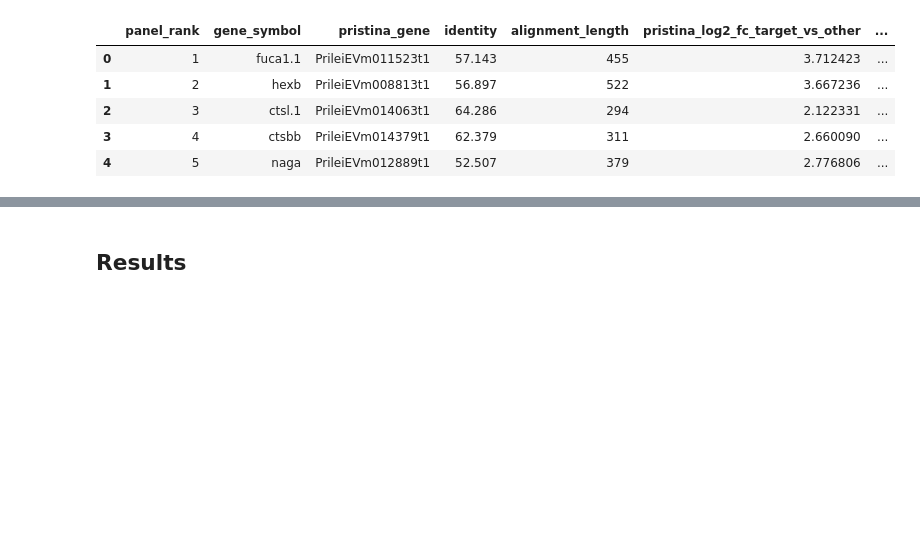
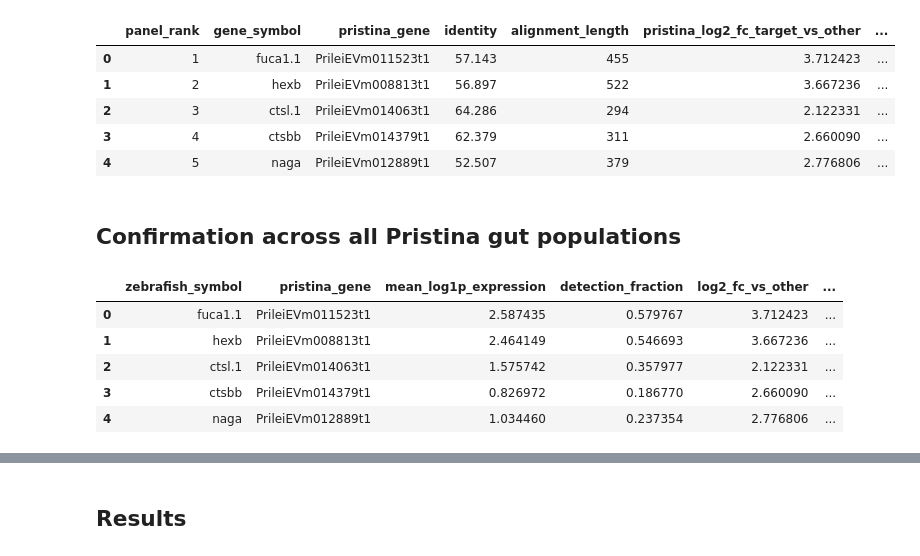
Before and after one commit to belladai36/samap-gut-comparison, a Jupyter notebook: notebooks/04_lre_validation_panel.ipynb, the cells around one changed output, grey strips where cells are left out. Saved outputs shown, nothing was run; the diff lists cells and outputs as text; code cells hidden in the pictures; blank space fills up the shorter version.

```diff
--- a/notebooks/04_lre_validation_panel.ipynb
+++ b/notebooks/04_lre_validation_panel.ipynb
@@ -52,3 +52,15 @@ panel[[
 | 2 | 3 | ctsl.1 | PrileiEVm014063t1 | 64.286 | 294 | 2.122331 | ... |
 | 3 | 4 | ctsbb | PrileiEVm014379t1 | 62.379 | 311 | 2.660090 | ... |
 | 4 | 5 | naga | PrileiEVm012889t1 | 52.507 | 379 | 2.776806 | ... |
+# %% [markdown]
+## Confirmation across all Pristina gut populations
+# %%
+target = pd.read_csv(PUBLIC / "lre_panel_target_summary.csv")
+target
+# %% [output]
+|  | zebrafish_symbol | pristina_gene | mean_log1p_expression | detection_fraction | log2_fc_vs_other | ... |
+| 0 | fuca1.1 | PrileiEVm011523t1 | 2.587435 | 0.579767 | 3.712423 | ... |
+| 1 | hexb | PrileiEVm008813t1 | 2.464149 | 0.546693 | 3.667236 | ... |
+| 2 | ctsl.1 | PrileiEVm014063t1 | 1.575742 | 0.357977 | 2.122331 | ... |
+| 3 | ctsbb | PrileiEVm014379t1 | 0.826972 | 0.186770 | 2.660090 | ... |
+| 4 | naga | PrileiEVm012889t1 | 1.034460 | 0.237354 | 2.776806 | ... |
```
Also changed, not shown: parts of 2 cells of this notebook, 12 other files.
